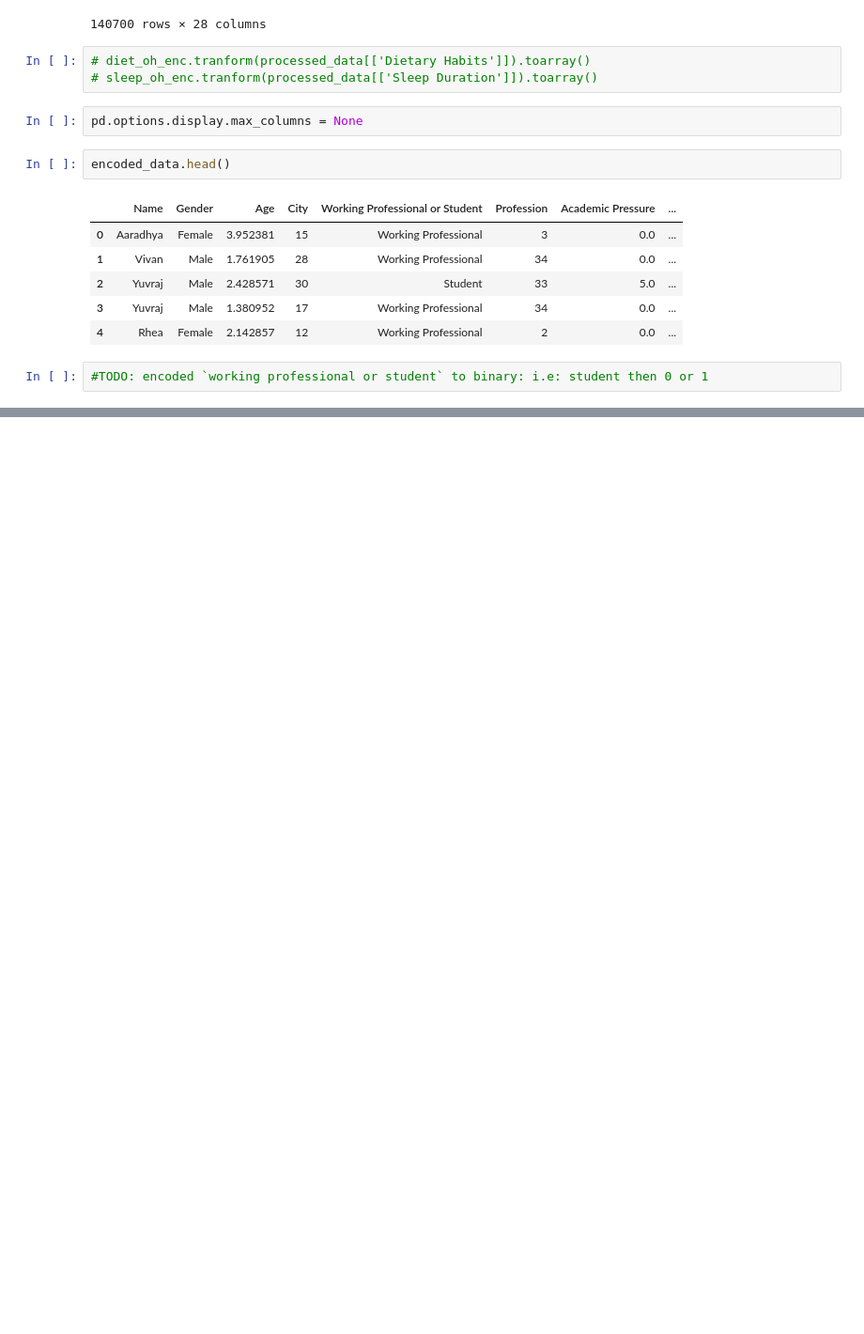
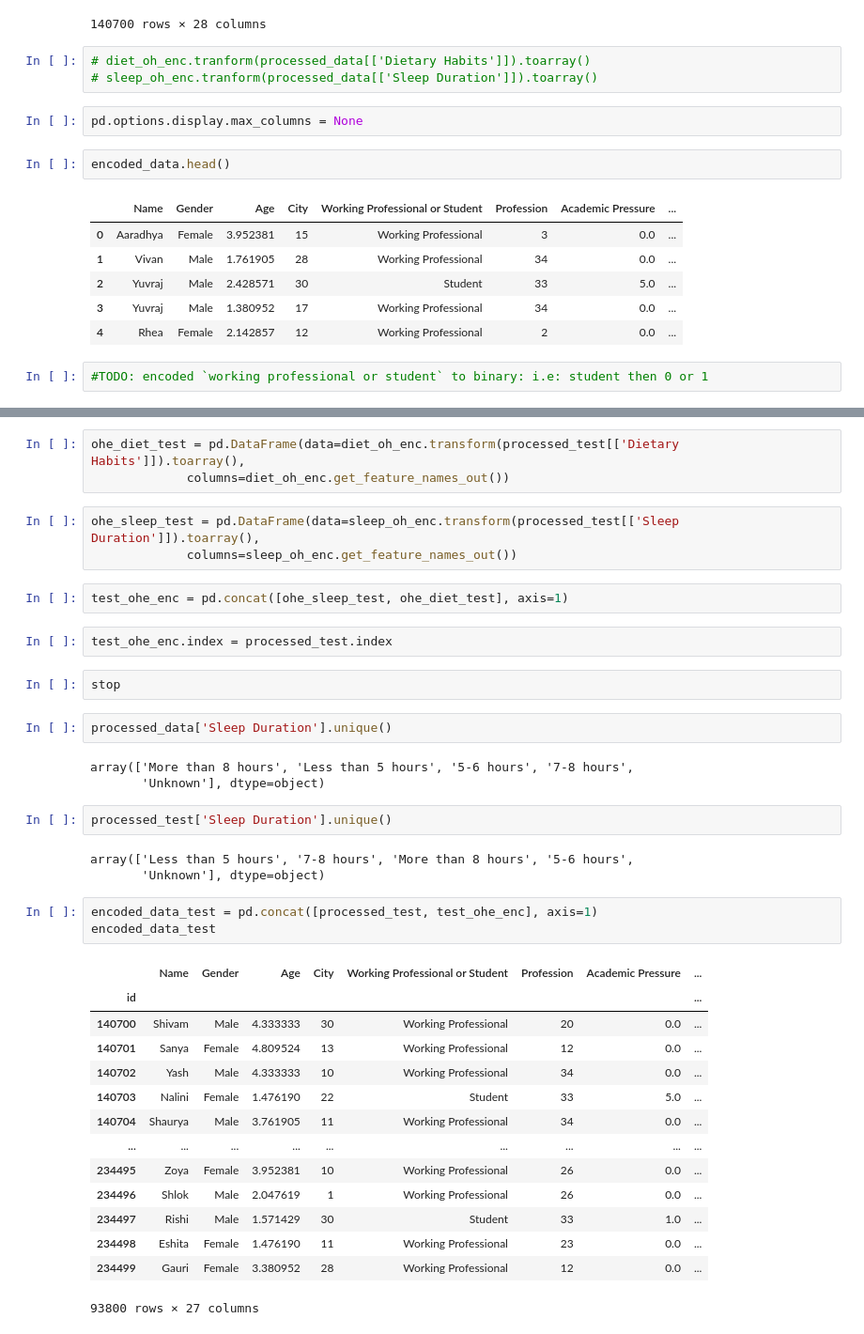
Before and after one commit to Omer-Z/Kaggle_Tasks, a Jupyter notebook: Mental_Health/src/analysis.ipynb, the cells around one changed output, grey strips where cells are left out. Shown at 94% size. Drawn from its saved outputs; the diff is of its cells as text; blank space fills up the shorter version.

```diff
--- a/Mental_Health/src/analysis.ipynb
+++ b/Mental_Health/src/analysis.ipynb
@@ -664,0 +777,40 @@ encoded_data.head()
+# %%
+ohe_diet_test = pd.DataFrame(data=diet_oh_enc.transform(processed_test[['Dietary Habits']]).toarray(),
+             columns=diet_oh_enc.get_feature_names_out())
+# %%
+ohe_sleep_test = pd.DataFrame(data=sleep_oh_enc.transform(processed_test[['Sleep Duration']]).toarray(),
+             columns=sleep_oh_enc.get_feature_names_out())
+# %%
+test_ohe_enc = pd.concat([ohe_sleep_test, ohe_diet_test], axis=1)
+# %%
+test_ohe_enc.index = processed_test.index
+# %%
+stop
+# %%
+processed_data['Sleep Duration'].unique()
+# %% [output]
+array(['More than 8 hours', 'Less than 5 hours', '5-6 hours', '7-8 hours',
+       'Unknown'], dtype=object)
+# %%
+processed_test['Sleep Duration'].unique()
+# %% [output]
+array(['Less than 5 hours', '7-8 hours', 'More than 8 hours', '5-6 hours',
+       'Unknown'], dtype=object)
+# %%
+encoded_data_test = pd.concat([processed_test, test_ohe_enc], axis=1)
+encoded_data_test
+# %% [output]
+|  | Name | Gender | Age | City | Working Professional or Student | Profession | Academic Pressure | ... |
+| id |  |  |  |  |  |  |  | ... |
+| 140700 | Shivam | Male | 4.333333 | 30 | Working Professional | 20 | 0.0 | ... |
+| 140701 | Sanya | Female | 4.809524 | 13 | Working Professional | 12 | 0.0 | ... |
+| 140702 | Yash | Male | 4.333333 | 10 | Working Professional | 34 | 0.0 | ... |
+| 140703 | Nalini | Female | 1.476190 | 22 | Student | 33 | 5.0 | ... |
+| 140704 | Shaurya | Male | 3.761905 | 11 | Working Professional | 34 | 0.0 | ... |
+| ... | ... | ... | ... | ... | ... | ... | ... | ... |
+| 234495 | Zoya | Female | 3.952381 | 10 | Working Professional | 26 | 0.0 | ... |
+| 234496 | Shlok | Male | 2.047619 | 1 | Working Professional | 26 | 0.0 | ... |
+| 234497 | Rishi | Male | 1.571429 | 30 | Student | 33 | 1.0 | ... |
+| 234498 | Eshita | Female | 1.476190 | 11 | Working Professional | 23 | 0.0 | ... |
+| 234499 | Gauri | Female | 3.380952 | 28 | Working Professional | 12 | 0.0 | ... |
+93800 rows × 27 columns
```
Also changed, not shown: parts of 46 cells of this notebook.
